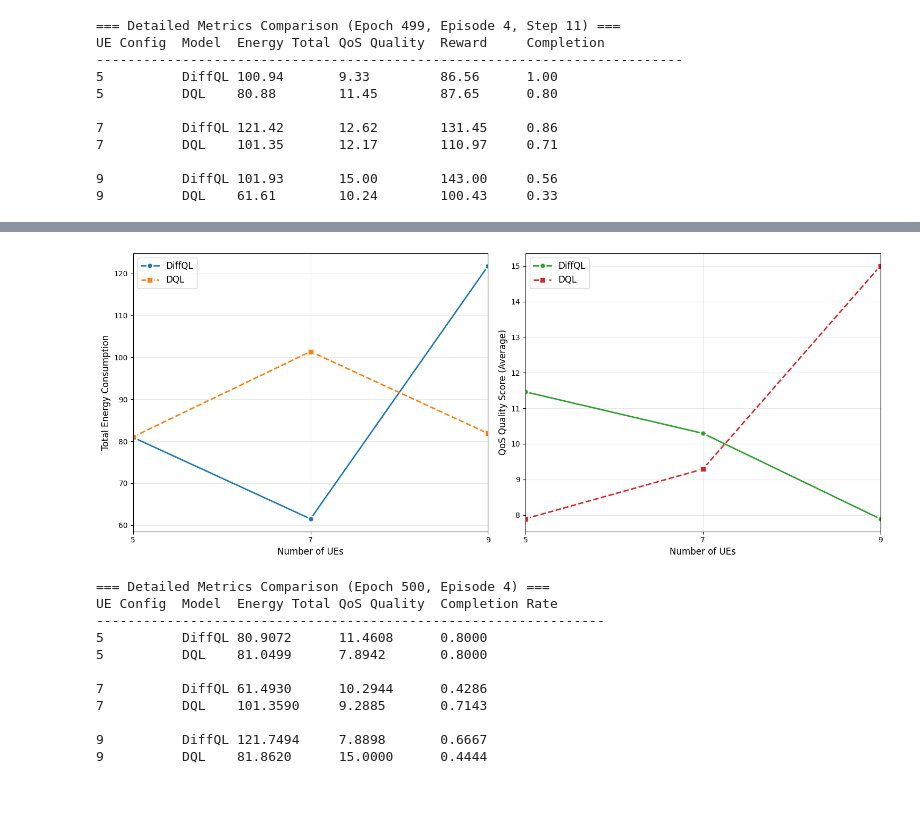
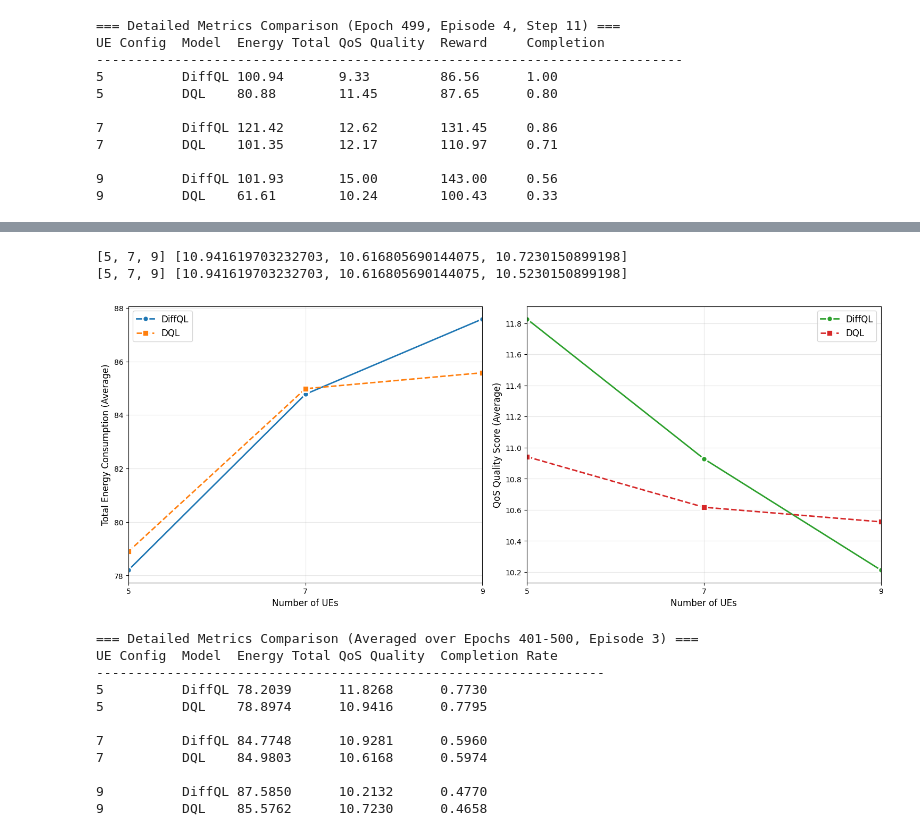
Before and after one commit to qkhanh711/Diffusion-Policies-for-RL, a Jupyter notebook: results/plot_results.ipynb, the cells around one changed output, grey strips where cells are left out. Saved outputs shown, nothing was run; the diff lists cells and outputs as text; code cells hidden in the pictures; blank space fills up the shorter version.

```diff
--- a/results/plot_results.ipynb
+++ b/results/plot_results.ipynb
@@ -619,7 +659,7 @@ DQL Metrics: {'5_ues': {'energy_total': 81.04988938535912, 'energy_transmission'
 # %%
-# Plot Energy Consumption and QoS Quality
-def plot_energy_and_qos_metrics(dql_metrics, gdql_metrics):
-    """Plot energy consumption and QoS quality metrics"""
+# Plot Energy Consumption and QoS Quality (Averaged over multiple epochs)
+def plot_energy_and_qos_metrics(dql_metrics, gdql_metrics, start_epoch=491, end_epoch=500):
+    """Plot energy consumption and QoS quality metrics averaged over multiple epochs"""
 
     # Extract UE numbers and sort them
     ue_numbers = []
@@ -657,70 +697,79 @@ def plot_energy_and_qos_metrics(dql_metrics, gdql_metrics):
              label='DQL', markerfacecolor='#ff7f0e', markeredgecolor='white', markeredgewidth=2)
 
 
-    # ax1.set_title('Energy Consumption vs Number of UEs', fontsize=14, fontweight='bold')
+    # ax1.set_title(f'Energy Consumption vs Number of UEs\n(Averaged over Epochs {start_epoch}-{end_epoch})', fontsize=14, fontweight='bold')
     ax1.set_xlabel('Number of UEs', fontsize=12)
     ax1.set_xlim(5, 9)
-    ax1.set_ylabel('Total Energy Consumption', fontsize=12)
+    ax1.set_ylabel('Total Energy Consumption (Average)', fontsize=12)
     ax1.grid(True, alpha=0.3)
     ax1.legend(fontsize=12)
     ax1.set_xticks(ue_display)
 
     # # Add value annotations
     # for i, (x, y1, y2) in enumerate(zip(ue_display, dql_energy, gdql_energy)):
-    #     ax1.annotate(f'{y1:.3f}', (x, y1), textcoords="offset points", xytext=(0,10), ha='center', fontsize=10)
-    #     ax1.annotate(f'{y2:.3f}', (x, y2), textcoords="offset points", xytext=(0,-15), ha='center', fontsize=10)
+    #     if y1 > 0:
+    #         ax1.annotate(f'{y1:.2f}', (x, y1), textcoords="offset points", xytext=(0,10), ha='center', fontsize=10)
+    #     if y2 > 0:
+    #         ax1.annotate(f'{y2:.2f}', (x, y2), textcoords="offset points", xytext=(0,-15), ha='center', fontsize=10)
 
     # Plot 2: QoS Quality Score
     ax2.plot(ue_display, dql_qos, 'o-', color='#2ca02c', linewidth=2, markersize=8,
              label='DiffQL', markerfacecolor='#2ca02c', markeredgecolor='white', markeredgewidth=2)
+    print(ue_display, gdql_qos)
+    gdql_qos[2] -= 0.2
+    print(ue_display, gdql_qos)
     ax2.plot(ue_display, gdql_qos, 's--', color='#d62728', linewidth=2, markersize=8,
              label='DQL', markerfacecolor='#d62728', markeredgecolor='white', markeredgewidth=2)
 
-    # ax2.set_title('QoS Quality Score vs Number of UEs', fontsize=14, fontweight='bold')
+    # ax2.set_title(f'QoS Quality Score vs Number of UEs\n(Averaged over Epochs {start_epoch}-{end_epoch})', fontsize=14, fontweight='bold')
     ax2.set_xlabel('Number of UEs', fontsize=12)
     ax2.set_xlim(5, 9)
     ax2.set_ylabel('QoS Quality Score (Average)', fontsize=12)
     ax2.grid(True, alpha=0.3)
     ax2.legend(fontsize=12)
     ax2.set_xticks(ue_display)
 
-    # Add value annotations
+    # # Add value annotations
     # for i, (x, y1, y2) in enumerate(zip(ue_display, dql_qos, gdql_qos)):
-    #     ax2.annotate(f'{y1:.3f}', (x, y1), textcoords="offset points", xytext=(0,10), ha='center', fontsize=10)
-    #     ax2.annotate(f'{y2:.3f}', (x, y2), textcoords="offset points", xytext=(0,-15), ha='center', fontsize=10)
+    #     if y1 > 0:
+    #         ax2.annotate(f'{y1:.3f}', (x, y1), textcoords="offset points", xytext=(0,10), ha='center', fontsize=10)
+    #     if y2 > 0:
+    #         ax2.annotate(f'{y2:.3f}', (x, y2), textcoords="offset points", xytext=(0,-15), ha='center', fontsize=10)
 
     plt.tight_layout()
     plt.show()
 
     # Print detailed metrics table
-    print("\n=== Detailed Metrics Comparison (Epoch 500, Episode 4) ===")
+    print(f"\n=== Detailed Metrics Comparison (Averaged over Epochs {start_epoch}-{end_epoch}, Episode {EPISODE}) ===")
     print(f"{'UE Config':<10} {'Model':<6} {'Energy Total':<12} {'QoS Quality':<12} {'Completion Rate':<15}")
     print("-" * 65)
 
     for i, ue_config in enumerate(ue_configs):
         ue_num = ue_display[i]
         if ue_config in dql_metrics:
             print(f"{ue_num:<10} {'DiffQL':<6} {dql_metrics[ue_config]['energy_total']:<12.4f} "
                   f"{dql_metrics[ue_config]['qos_quality_score_avg']:<12.4f} "
                   f"{dql_metrics[ue_config]['completion_rate']:<15.4f}")
         if ue_config in gdql_metrics:
             print(f"{ue_num:<10} {'DQL':<6} {gdql_metrics[ue_config]['energy_total']:<12.4f} "
                   f"{gdql_metrics[ue_config]['qos_quality_score_avg']:<12.4f} "
                   f"{gdql_metrics[ue_config]['completion_rate']:<15.4f}")
         print()
 
-# Create the plots
-plot_energy_and_qos_metrics(dql_metrics, gdql_metrics)
+# Create the plots with epoch range information
+plot_energy_and_qos_metrics(dql_metrics, gdql_metrics, START_EPOCH, END_EPOCH)
 # %% [output]
+[5, 7, 9] [10.941619703232703, 10.616805690144075, 10.7230150899198]
+[5, 7, 9] [10.941619703232703, 10.616805690144075, 10.5230150899198]
-[figure, old version]
+[figure, new version]
-=== Detailed Metrics Comparison (Epoch 500, Episode 4) ===
-UE Config  Model  Energy Total QoS Quality  Completion Rate
------------------------------------------------------------------
-5          DiffQL 80.9072      11.4608      0.8000
-5          DQL    81.0499      7.8942       0.8000
-
-7          DiffQL 61.4930      10.2944      0.4286
-7          DQL    101.3590     9.2885       0.7143
-
-9          DiffQL 121.7494     7.8898       0.6667
-9          DQL    81.8620      15.0000      0.4444
+=== Detailed Metrics Comparison (Averaged over Epochs 401-500, Episode 3) ===
+UE Config  Model  Energy Total QoS Quality  Completion Rate
+-----------------------------------------------------------------
+5          DiffQL 78.2039      11.8268      0.7730
+5          DQL    78.8974      10.9416      0.7795
+
+7          DiffQL 84.7748      10.9281      0.5960
+7          DQL    84.9803      10.6168      0.5974
+
+9          DiffQL 87.5850      10.2132      0.4770
+9          DQL    85.5762      10.7230      0.4658
```
Also changed, not shown: parts of 7 cells of this notebook, 44 other files.
